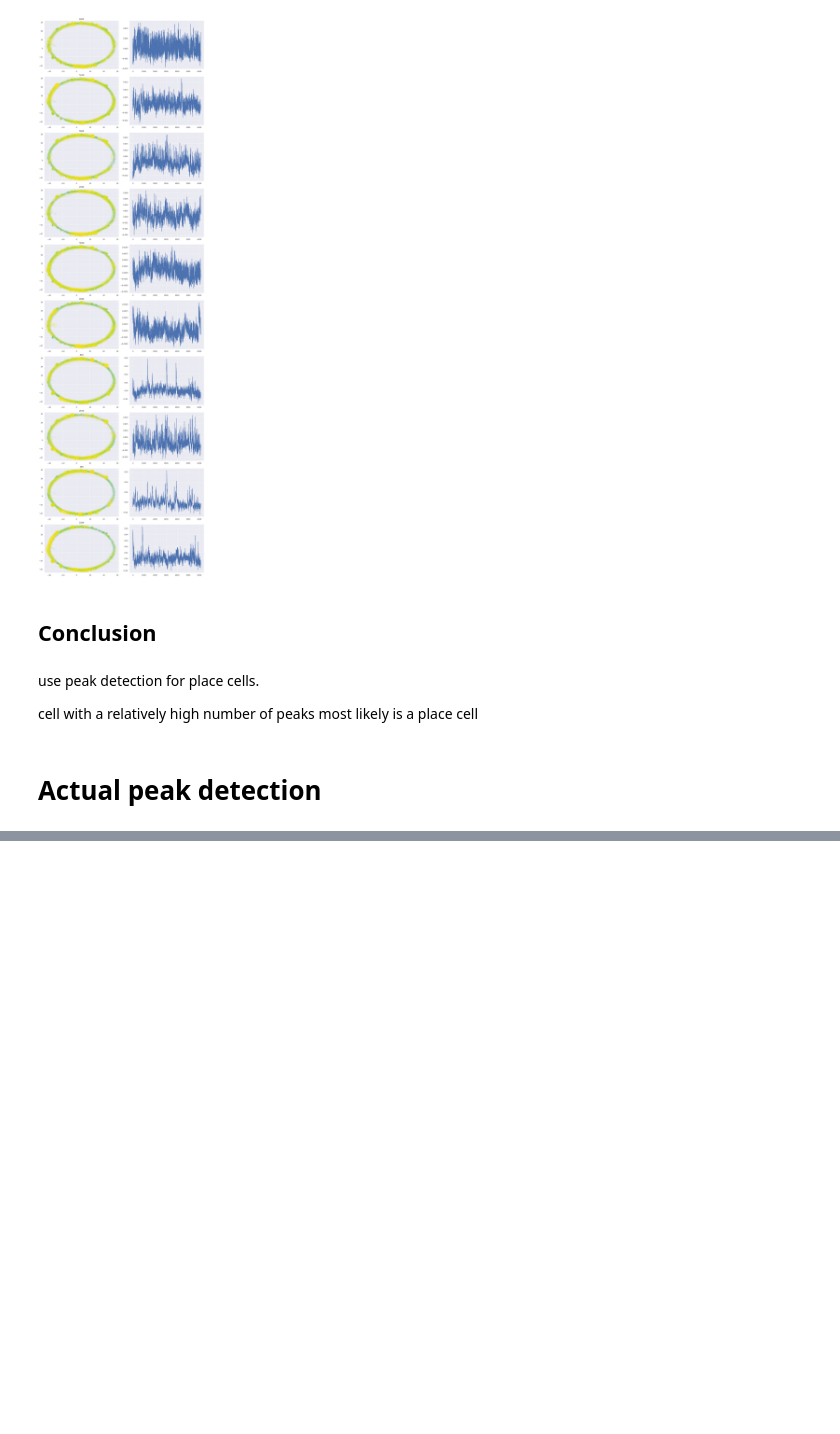
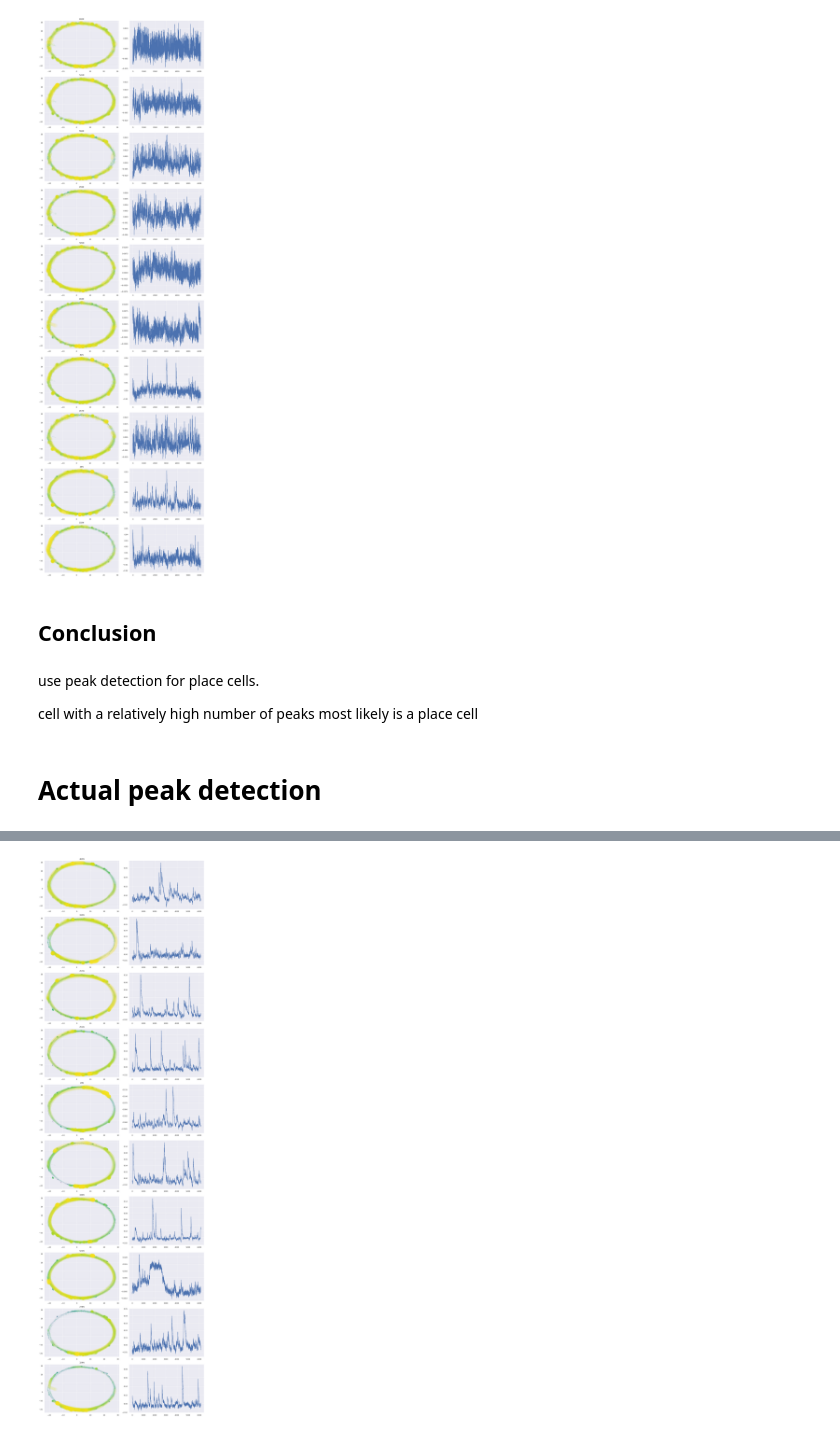
Before and after one commit to thxi/PlaceCells, a Jupyter notebook: notebooks/Cell groups.ipynb, the cells around one changed output, grey strips where cells are left out. Saved outputs shown, nothing was run; the diff lists cells and outputs as text; code cells hidden in the pictures; blank space fills up the shorter version.

```diff
--- a/notebooks/Cell groups.ipynb
+++ b/notebooks/Cell groups.ipynb
@@ -250,0 +181,33 @@ plt.tight_layout();
+# %%
+n_out_s = pd.Series(n_out, index=neurons)
+# %%
+n_out_s = n_out_s[n_out_s > 10]
+# %%
+n_out_s = n_out_s.sort_values()
+# %%
+neurons = n_out_s[:10].index
+# %%
+plt.figure(figsize=(15, 50))
+
+N_NEURONS = len(neurons)
+for i, n in enumerate(neurons):
+    plt.subplot(N_NEURONS, 2, i * 2 + 1)
+    plt.title(n)
+    s = full.loc[:, ['x', 'y', n]].sort_values(n)
+    s[n] = quantile_transform(s[n].values.reshape(-1, 1), copy=True)
+    # heatmap
+    plt.scatter(s['x'], s['y'],
+                c=s[n],
+                cmap='viridis',
+                linewidth=0,
+                s=np.exp(6.5*s[n]),
+                alpha=0.1,
+                edgecolors='none')
+
+    plt.subplot(N_NEURONS, 2, i * 2 + 2)
+    plt.plot(full[n])
+
+plt.tight_layout();
+plt.savefig('img/best_out_time_series.png')
+# %% [output]
+[figure, added]
```
Also changed, not shown: parts of 15 cells of this notebook, 7 other files.
